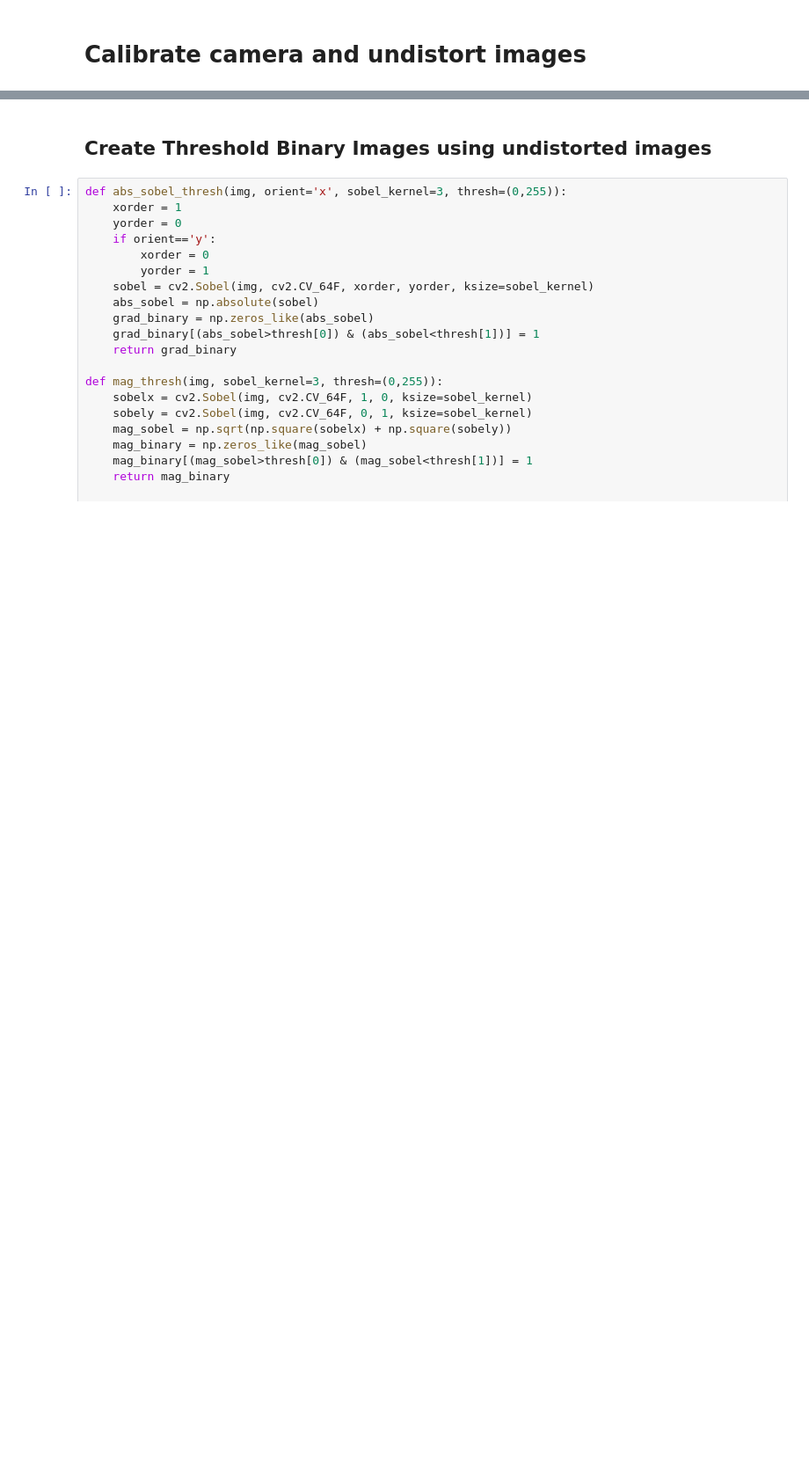
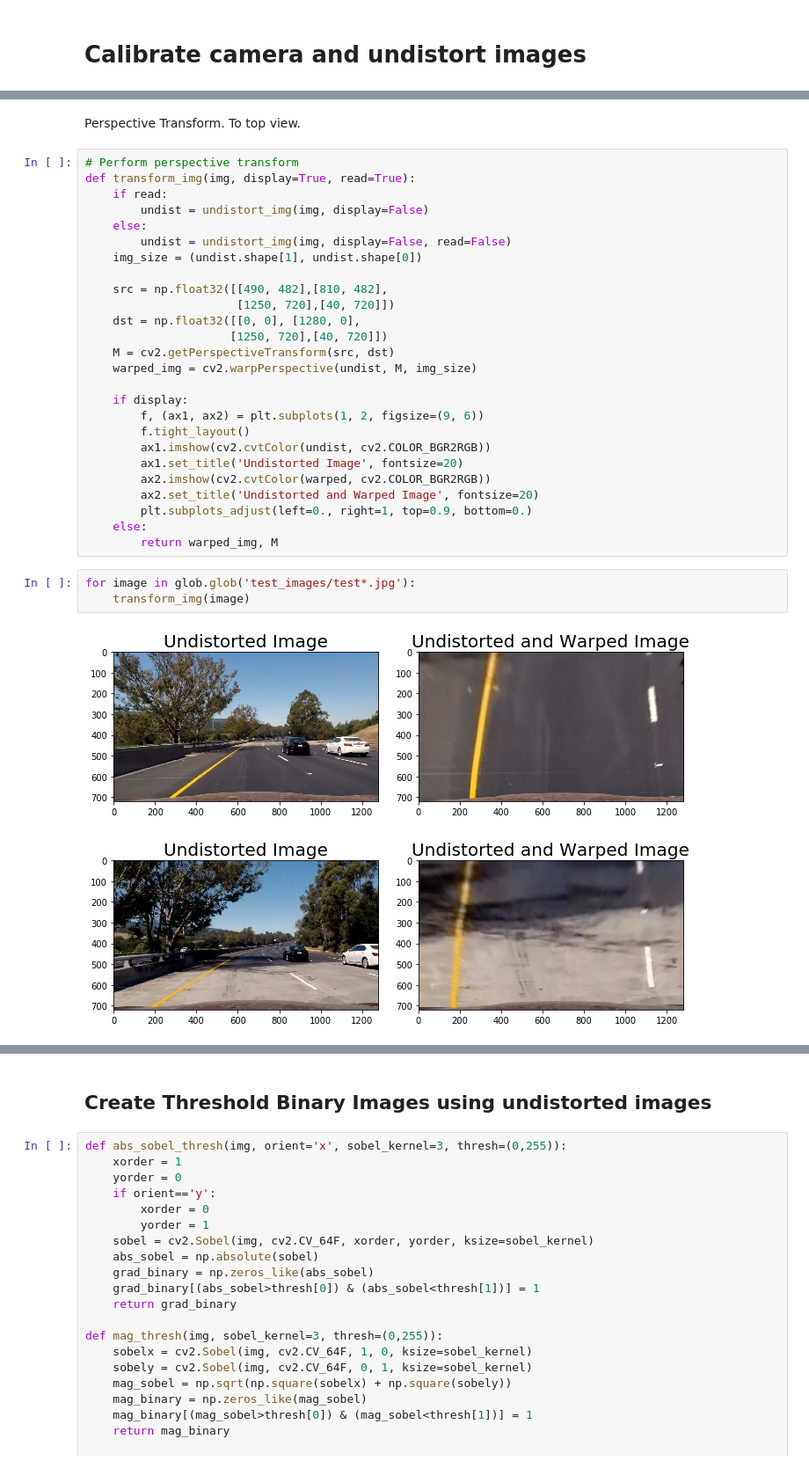
Before and after one commit to zhengfu23/Advanced-Lane-Line-Finding, a Jupyter notebook: Advanced_Lane_Finding_Project.ipynb, the cells around one changed output, grey strips where cells are left out. Shown at 88% size. Cells and saved outputs as stored; diff of their text form; blank space fills up the shorter version.

```diff
--- a/Advanced_Lane_Finding_Project.ipynb
+++ b/Advanced_Lane_Finding_Project.ipynb
@@ -72,0 +99,34 @@ cv2.destroyAllWindows()
+# %% [markdown]
+Perspective Transform. To top view.
+# %%
+# Perform perspective transform
+def transform_img(img, display=True, read=True):
+    if read:
+        undist = undistort_img(img, display=False)
+    else:
+        undist = undistort_img(img, display=False, read=False)
+    img_size = (undist.shape[1], undist.shape[0])
+
+    src = np.float32([[490, 482],[810, 482],
+                      [1250, 720],[40, 720]])
+    dst = np.float32([[0, 0], [1280, 0],
+                     [1250, 720],[40, 720]])
+    M = cv2.getPerspectiveTransform(src, dst)
+    warped_img = cv2.warpPerspective(undist, M, img_size)
+
+    if display:
+        f, (ax1, ax2) = plt.subplots(1, 2, figsize=(9, 6))
+        f.tight_layout()
+        ax1.imshow(cv2.cvtColor(undist, cv2.COLOR_BGR2RGB))
+        ax1.set_title('Undistorted Image', fontsize=20)
+        ax2.imshow(cv2.cvtColor(warped, cv2.COLOR_BGR2RGB))
+        ax2.set_title('Undistorted and Warped Image', fontsize=20)
+        plt.subplots_adjust(left=0., right=1, top=0.9, bottom=0.)
+    else:
+        return warped_img, M
+# %%
+for image in glob.glob('test_images/test*.jpg'):
+    transform_img(image)
+# %% [output]
+[figure, added]
+[figure, added]
```
Also changed, not shown: parts of 6 cells of this notebook, 1 other file.
